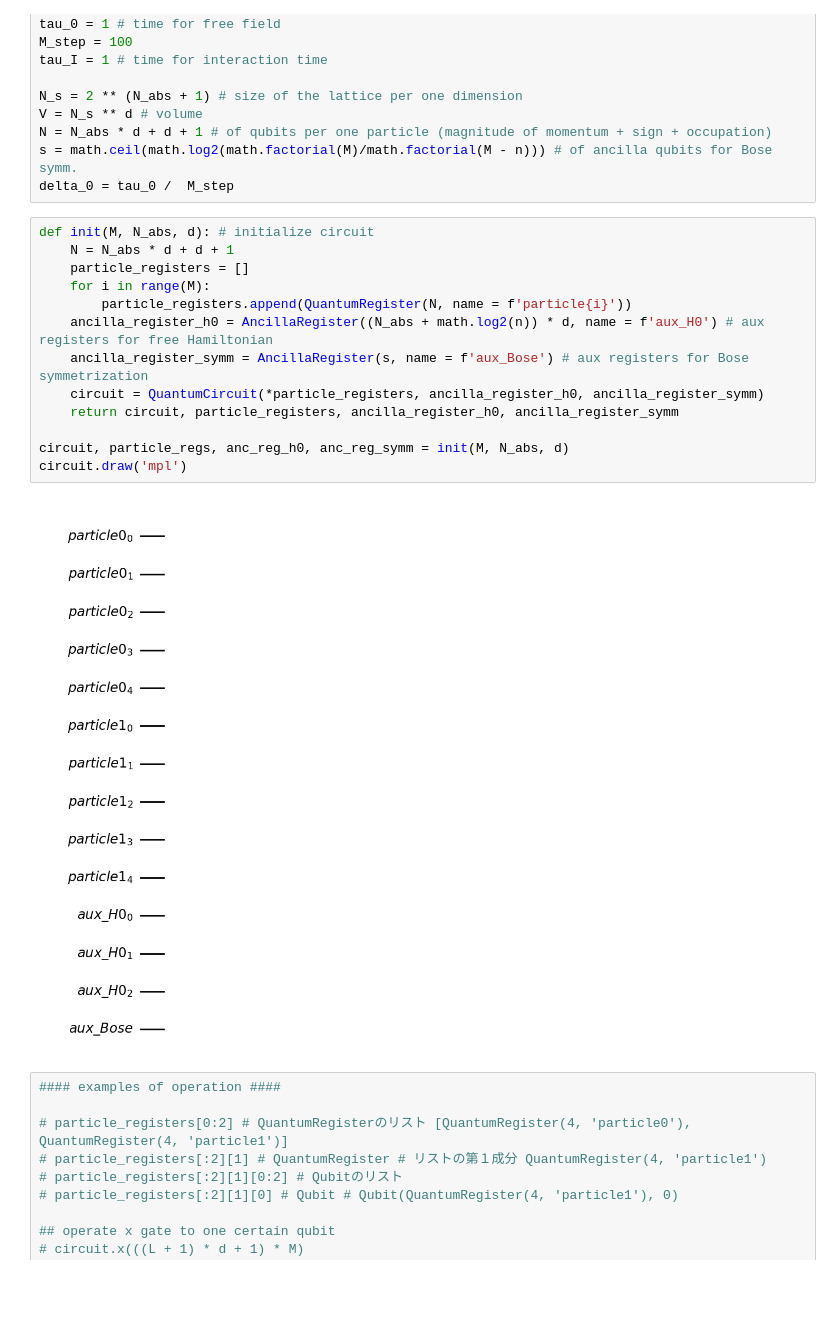
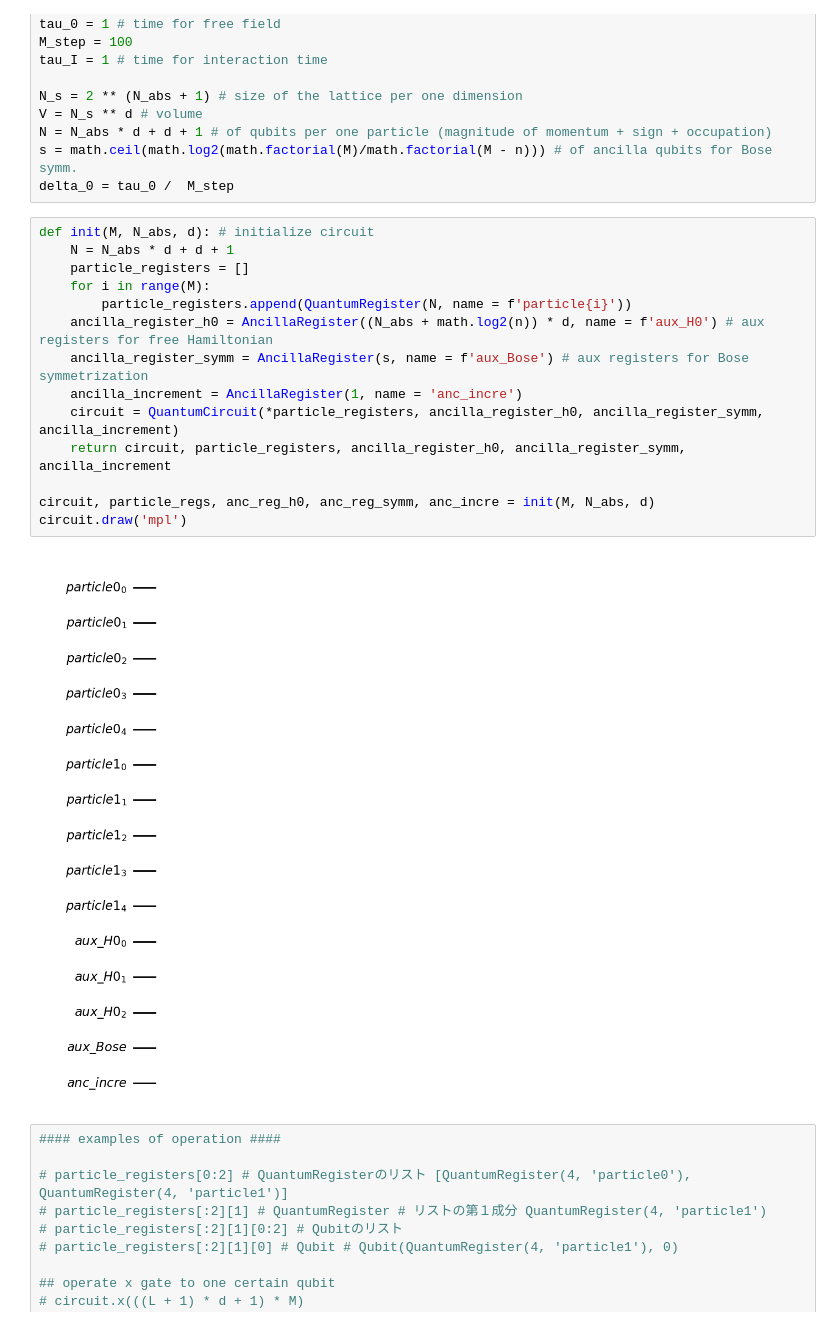
Before and after one commit to UTokyo-ICEPP/single-particle-qft, a Jupyter notebook: qsp/qc_single_particle.ipynb, the cells around one changed output. Saved outputs shown, nothing was run; the diff lists cells and outputs as text; blank space fills up the shorter version.

Commit message:
increment added

```diff
--- a/qsp/qc_single_particle.ipynb
+++ b/qsp/qc_single_particle.ipynb
@@ -24,18 +24,19 @@ delta_0 = tau_0 /  M_step
 # %%
 def init(M, N_abs, d): # initialize circuit
     N = N_abs * d + d + 1
     particle_registers = []
     for i in range(M):
         particle_registers.append(QuantumRegister(N, name = f'particle{i}'))
     ancilla_register_h0 = AncillaRegister((N_abs + math.log2(n)) * d, name = f'aux_H0') # aux registers for free Hamiltonian
     ancilla_register_symm = AncillaRegister(s, name = f'aux_Bose') # aux registers for Bose symmetrization
-    circuit = QuantumCircuit(*particle_registers, ancilla_register_h0, ancilla_register_symm)
-    return circuit, particle_registers, ancilla_register_h0, ancilla_register_symm
+    ancilla_increment = AncillaRegister(1, name = 'anc_incre')
+    circuit = QuantumCircuit(*particle_registers, ancilla_register_h0, ancilla_register_symm, ancilla_increment)
+    return circuit, particle_registers, ancilla_register_h0, ancilla_register_symm, ancilla_increment
 
-circuit, particle_regs, anc_reg_h0, anc_reg_symm = init(M, N_abs, d)
+circuit, particle_regs, anc_reg_h0, anc_reg_symm, anc_incre = init(M, N_abs, d)
 circuit.draw('mpl')
 # %% [output]
-[figure, old version]
+[figure, new version]
 # %%
 #### examples of operation ####
 
```
Also changed, not shown: parts of 12 cells of this notebook, 1 other file.
